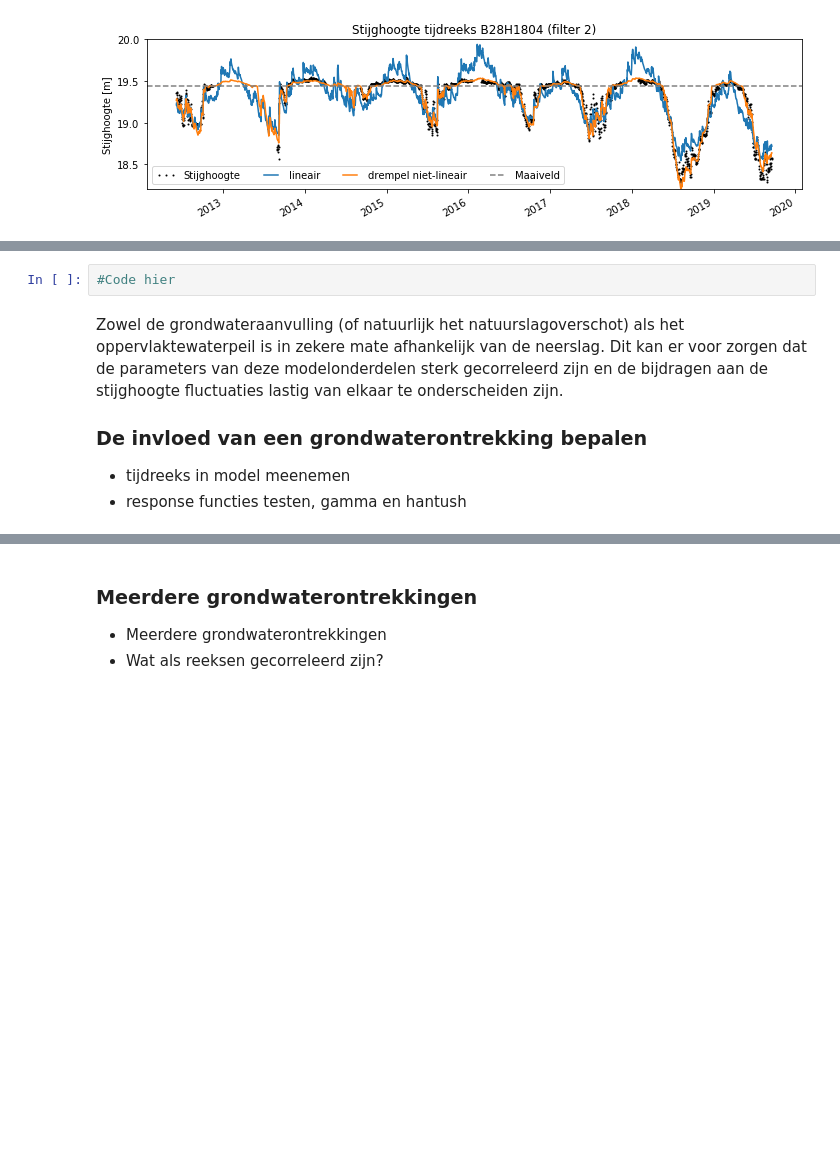
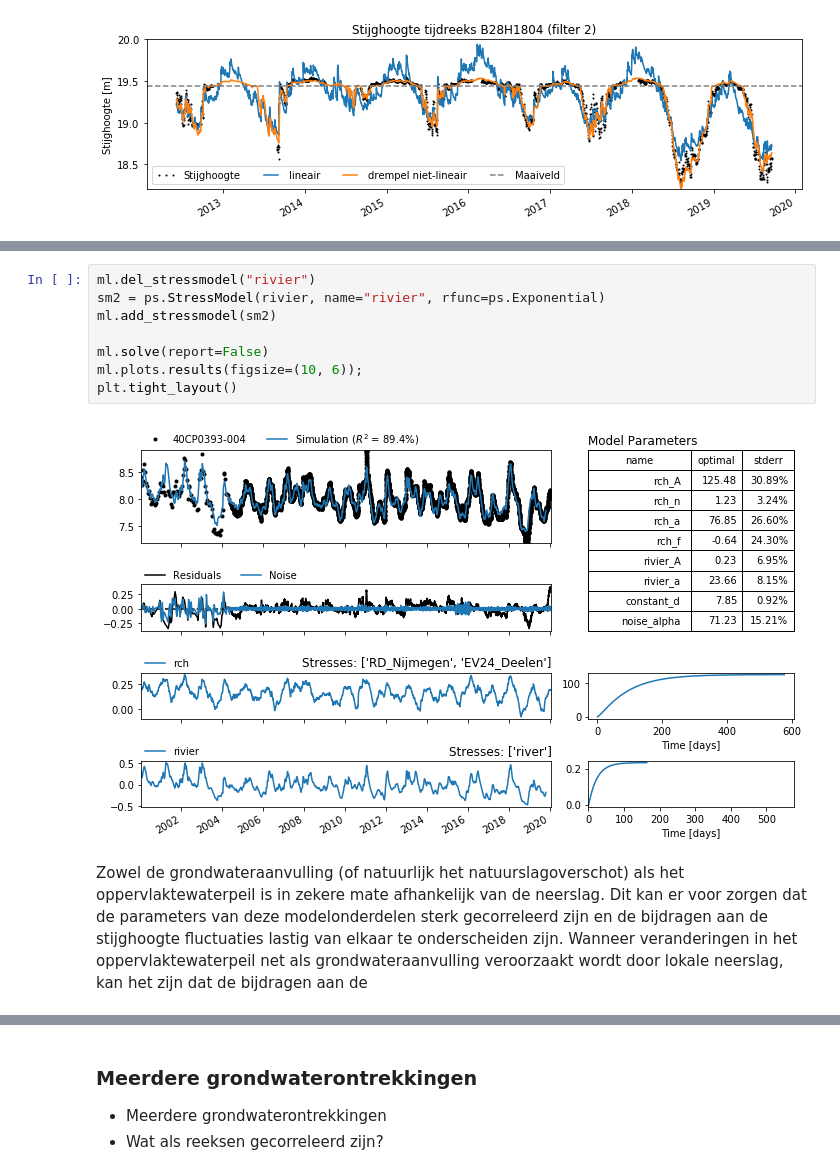
Before and after one commit to ArtesiaWater/stowa_handleiding_tijdreeksanalyse, a Jupyter notebook: model_structuur/model_structuur.ipynb, the cells around one changed output, grey strips where cells are left out. Drawn from its saved outputs; the diff is of its cells as text; blank space fills up the shorter version.

```diff
--- a/model_structuur/model_structuur.ipynb
+++ b/model_structuur/model_structuur.ipynb
@@ -340,9 +362,12 @@ Het model laat een duidelijke verbetering zien in de fit tussen de gesimuleerde
-# %%
-#Code hier
+# %%
+ml.del_stressmodel("rivier")
+sm2 = ps.StressModel(rivier, name="rivier", rfunc=ps.Exponential)
+ml.add_stressmodel(sm2)
+
+ml.solve(report=False)
+ml.plots.results(figsize=(10, 6));
+plt.tight_layout()
+# %% [output]
+[figure, added]
 # %% [markdown]
-Zowel de grondwateraanvulling (of natuurlijk het natuurslagoverschot) als het oppervlaktewaterpeil is in zekere mate afhankelijk van de neerslag. Dit kan er voor zorgen dat de parameters van deze modelonderdelen sterk gecorreleerd zijn en de  bijdragen aan de stijghoogte fluctuaties lastig van elkaar te onderscheiden zijn.
-
-### De invloed van een grondwaterontrekking bepalen
-
-- tijdreeks in model meenemen
-- response functies testen, gamma en hantush
+Zowel de grondwateraanvulling (of natuurlijk het natuurslagoverschot) als het oppervlaktewaterpeil is in zekere mate afhankelijk van de neerslag. Dit kan er voor zorgen dat de parameters van deze modelonderdelen sterk gecorreleerd zijn en de  bijdragen aan de stijghoogte fluctuaties lastig van elkaar te onderscheiden zijn. Wanneer veranderingen in het oppervlaktewaterpeil net als grondwateraanvulling veroorzaakt wordt door lokale neerslag, kan het zijn dat de bijdragen aan de
```
Also changed, not shown: parts of 11 cells of this notebook, 5 other files.
